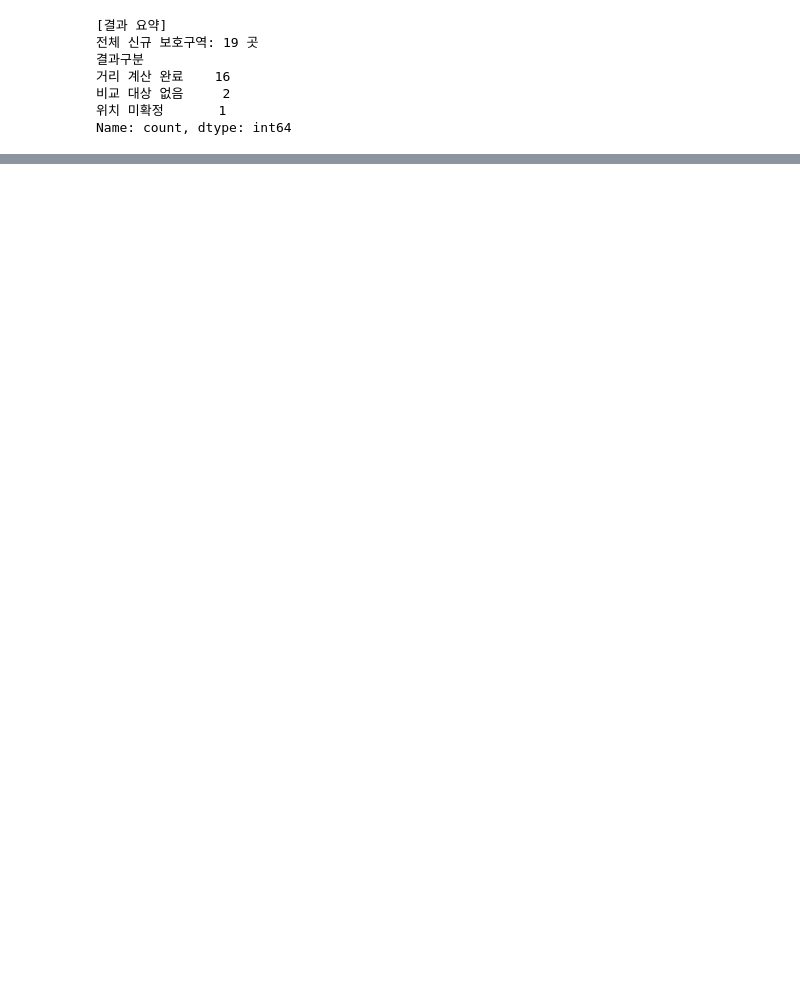
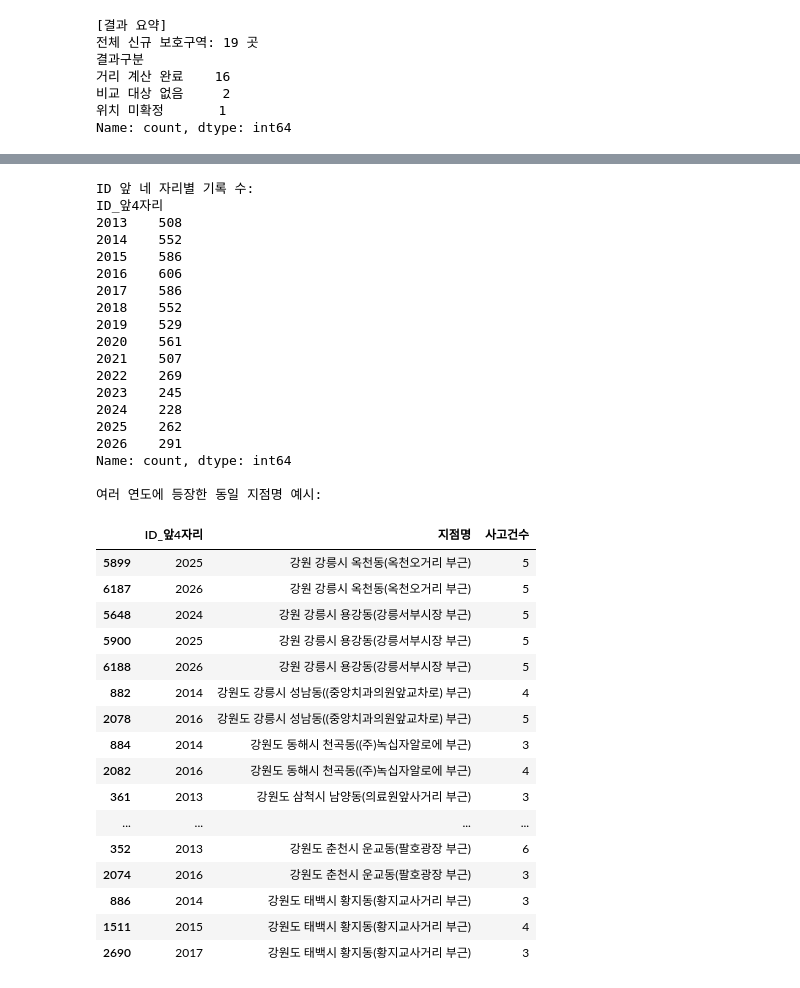
Before and after one commit to csy04x2/elder_accident, a Jupyter notebook: analysis.ipynb, the cells around one changed output, grey strips where cells are left out. Saved outputs shown, nothing was run; the diff lists cells and outputs as text; code cells hidden in the pictures; blank space fills up the shorter version.

```diff
--- a/analysis.ipynb
+++ b/analysis.ipynb
@@ -3511,0 +3624,78 @@ Name: count, dtype: int64
+# %%
+
+# 사고다발지역 ID의 연도 분포와 반복 지점 확인
+
+from urllib.parse import quote
+import pandas as pd
+
+filename = "2012-2025_전국_고령보행자사고다발지역.csv"
+
+url = (
+    "https://raw.githubusercontent.com/"
+    "csy04x2/elder_accident/main/data/"
+    + quote(filename)
+)
+
+spots_years = pd.read_csv(url, encoding="cp949")
+
+spots_years['ID_앞4자리'] = (
+    spots_years['사고다발지id']
+    .astype(str).str[:4]
+)
+
+print("ID 앞 네 자리별 기록 수:")
+print(spots_years['ID_앞4자리'].value_counts().sort_index())
+
+print("\n여러 연도에 등장한 동일 지점명 예시:")
+
+repeat_names = (
+    spots_years.groupby('지점명')['ID_앞4자리']
+    .nunique()
+)
+
+names = repeat_names[repeat_names > 1].index
+
+display(
+    spots_years[
+        spots_years['지점명'].isin(names)
+    ][['ID_앞4자리', '지점명', '사고건수']]
+    .sort_values(['지점명', 'ID_앞4자리'])
+    .head(20)
+)
+# %% [output]
+ID 앞 네 자리별 기록 수:
+ID_앞4자리
+2013    508
+2014    552
+2015    586
+2016    606
+2017    586
+2018    552
+2019    529
+2020    561
+2021    507
+2022    269
+2023    245
+2024    228
+2025    262
+2026    291
+Name: count, dtype: int64
+
+여러 연도에 등장한 동일 지점명 예시:
+|  | ID_앞4자리 | 지점명 | 사고건수 |
+| 5899 | 2025 | 강원 강릉시 옥천동(옥천오거리 부근) | 5 |
+| 6187 | 2026 | 강원 강릉시 옥천동(옥천오거리 부근) | 5 |
+| 5648 | 2024 | 강원 강릉시 용강동(강릉서부시장 부근) | 5 |
+| 5900 | 2025 | 강원 강릉시 용강동(강릉서부시장 부근) | 5 |
+| 6188 | 2026 | 강원 강릉시 용강동(강릉서부시장 부근) | 5 |
+| 882 | 2014 | 강원도 강릉시 성남동((중앙치과의원앞교차로) 부근) | 4 |
+| 2078 | 2016 | 강원도 강릉시 성남동((중앙치과의원앞교차로) 부근) | 5 |
+| 884 | 2014 | 강원도 동해시 천곡동((주)녹십자알로에 부근) | 3 |
+| 2082 | 2016 | 강원도 동해시 천곡동((주)녹십자알로에 부근) | 4 |
+| 361 | 2013 | 강원도 삼척시 남양동(의료원앞사거리 부근) | 3 |
+| ... | ... | ... | ... |
+| 352 | 2013 | 강원도 춘천시 운교동(팔호광장 부근) | 6 |
+| 2074 | 2016 | 강원도 춘천시 운교동(팔호광장 부근) | 3 |
+| 886 | 2014 | 강원도 태백시 황지동(황지교사거리 부근) | 3 |
+| 1511 | 2015 | 강원도 태백시 황지동(황지교사거리 부근) | 4 |
+| 2690 | 2017 | 강원도 태백시 황지동(황지교사거리 부근) | 3 |
```
Also changed, not shown: parts of 8 cells of this notebook, 1 other file.
